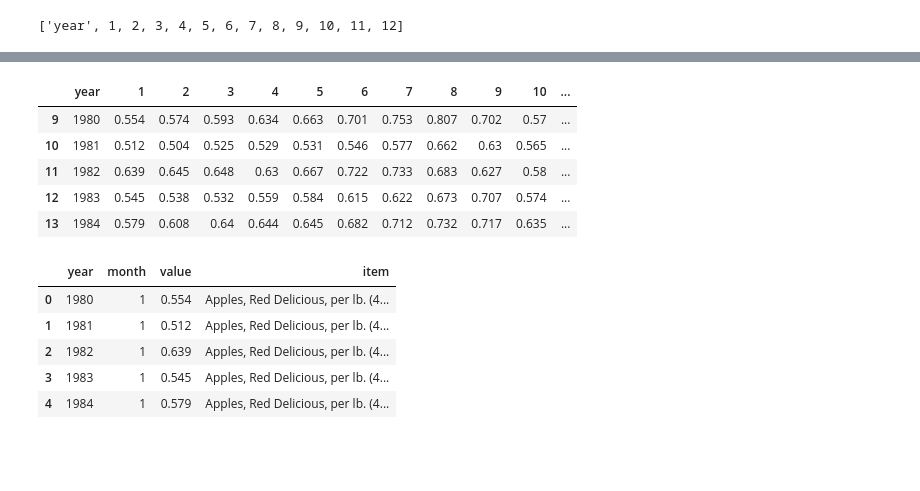
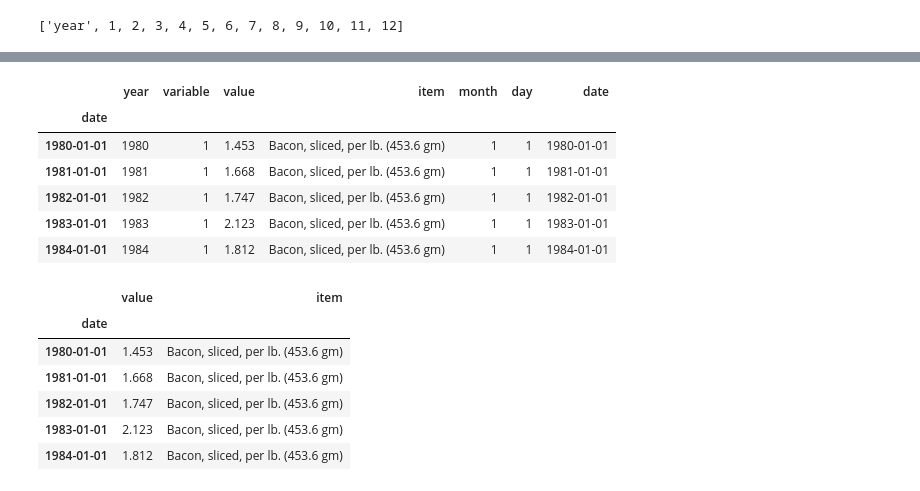
Before and after one commit to mattlangeman/jupyterjumpstart-activities, a Jupyter notebook: activity_1/Jupyter Jumpstart - Activity 1 - Part 1.ipynb, the cells around one changed output, grey strips where cells are left out. Drawn from its saved outputs; the diff is of its cells as text; code cells hidden in the pictures; blank space fills up the shorter version.

```diff
--- a/activity_1/Jupyter Jumpstart - Activity 1 - Part 1.ipynb
+++ b/activity_1/Jupyter Jumpstart - Activity 1 - Part 1.ipynb
@@ -3,3 +4,3 @@ import pandas
 # %%
-df = pandas.read_excel("Apples.xlsx")
+df = pandas.read_excel('price_data/SeriesReport-20200923060947_f7921a.xlsx')
 # %%
@@ -24,4 +20,4 @@ df.head(15)
 # %%
-item = df.iloc[5][1]
+item = df.iloc[5, 1]
 item
 # %% [output]
@@ -69,0 +67,6 @@ df.head(15)
+# %%
+df['item'] = item
+df['month'] = df['variable']
+df['day'] = 1
+df['date'] = pandas.to_datetime(df[['year', 'month', 'day']])
+df.head()
@@ -70,22 +80,22 @@ df.head(15)
 # %%
-df = df.drop(range(0, 9))
+df.index = df['date']
 df.head()
 # %% [output]
-|  | year | 1 | 2 | 3 | 4 | 5 | 6 | 7 | 8 | 9 | 10 | ... |
-| 9 | 1980 | 0.554 | 0.574 | 0.593 | 0.634 | 0.663 | 0.701 | 0.753 | 0.807 | 0.702 | 0.57 | ... |
-| 10 | 1981 | 0.512 | 0.504 | 0.525 | 0.529 | 0.531 | 0.546 | 0.577 | 0.662 | 0.63 | 0.565 | ... |
-| 11 | 1982 | 0.639 | 0.645 | 0.648 | 0.63 | 0.667 | 0.722 | 0.733 | 0.683 | 0.627 | 0.58 | ... |
-| 12 | 1983 | 0.545 | 0.538 | 0.532 | 0.559 | 0.584 | 0.615 | 0.622 | 0.673 | 0.707 | 0.574 | ... |
-| 13 | 1984 | 0.579 | 0.608 | 0.64 | 0.644 | 0.645 | 0.682 | 0.712 | 0.732 | 0.717 | 0.635 | ... |
+|  | year | variable | value | item | month | day | date |
+| date |  |  |  |  |  |  |  |
+| 1980-01-01 | 1980 | 1 | 1.453 | Bacon, sliced, per lb. (453.6 gm) | 1 | 1 | 1980-01-01 |
+| 1981-01-01 | 1981 | 1 | 1.668 | Bacon, sliced, per lb. (453.6 gm) | 1 | 1 | 1981-01-01 |
+| 1982-01-01 | 1982 | 1 | 1.747 | Bacon, sliced, per lb. (453.6 gm) | 1 | 1 | 1982-01-01 |
+| 1983-01-01 | 1983 | 1 | 2.123 | Bacon, sliced, per lb. (453.6 gm) | 1 | 1 | 1983-01-01 |
+| 1984-01-01 | 1984 | 1 | 1.812 | Bacon, sliced, per lb. (453.6 gm) | 1 | 1 | 1984-01-01 |
-# %%
-df = pandas.melt(df, id_vars=['year'], value_vars=df.columns[1:])
-df.columns = ['year', 'month', 'value']
-df['item'] = item
-df.head()
-# %% [output]
-|  | year | month | value | item |
-| 0 | 1980 | 1 | 0.554 | Apples, Red Delicious, per lb. (4... |
-| 1 | 1981 | 1 | 0.512 | Apples, Red Delicious, per lb. (4... |
-| 2 | 1982 | 1 | 0.639 | Apples, Red Delicious, per lb. (4... |
-| 3 | 1983 | 1 | 0.545 | Apples, Red Delicious, per lb. (4... |
-| 4 | 1984 | 1 | 0.579 | Apples, Red Delicious, per lb. (4... |
+# %%
+df = df.drop(['year', 'month', 'variable', 'day', 'date'], axis=1)
+df.head()
+# %% [output]
+|  | value | item |
+| date |  |  |
+| 1980-01-01 | 1.453 | Bacon, sliced, per lb. (453.6 gm) |
+| 1981-01-01 | 1.668 | Bacon, sliced, per lb. (453.6 gm) |
+| 1982-01-01 | 1.747 | Bacon, sliced, per lb. (453.6 gm) |
+| 1983-01-01 | 2.123 | Bacon, sliced, per lb. (453.6 gm) |
+| 1984-01-01 | 1.812 | Bacon, sliced, per lb. (453.6 gm) |
```
Also changed, not shown: parts of 10 cells of this notebook, 27 other files.
